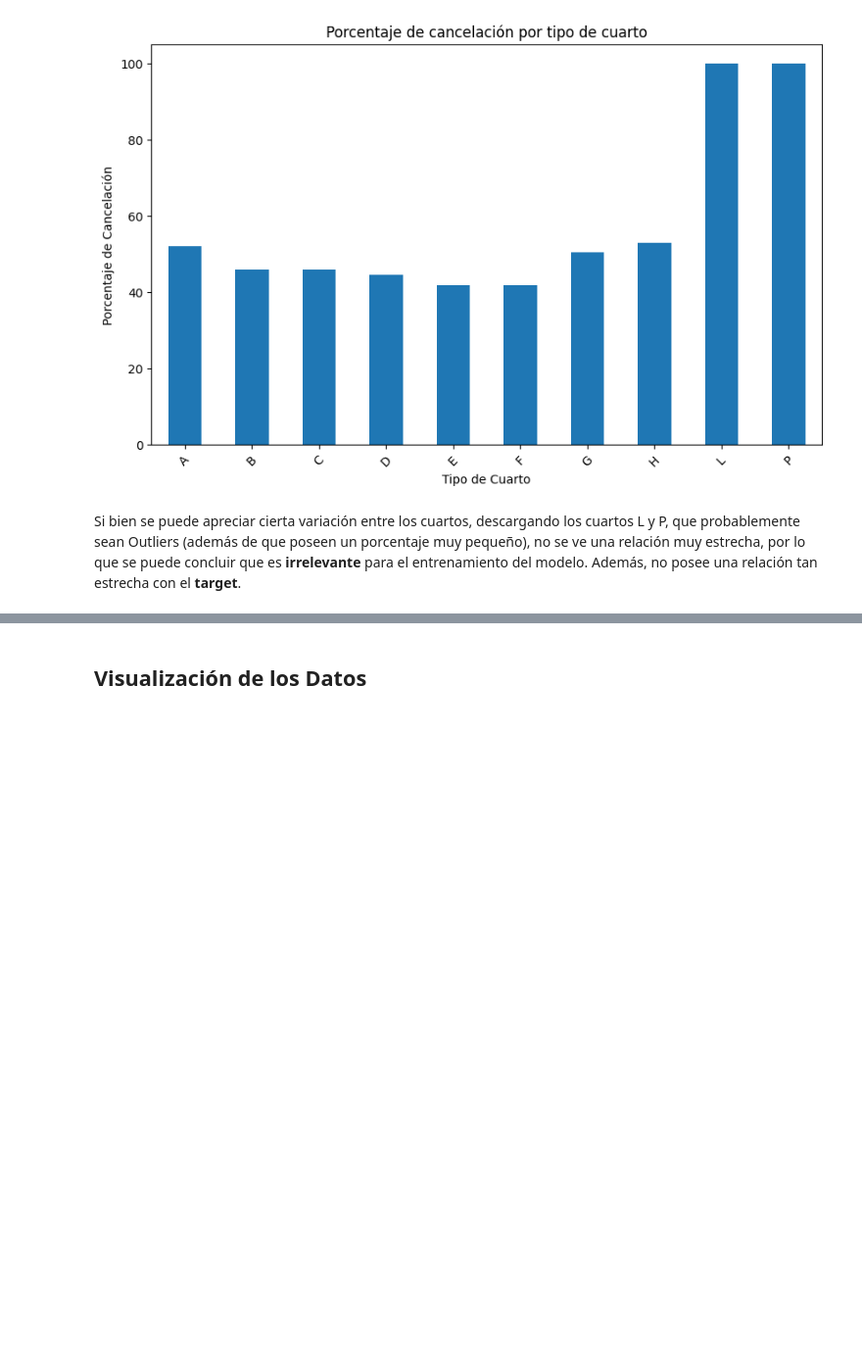
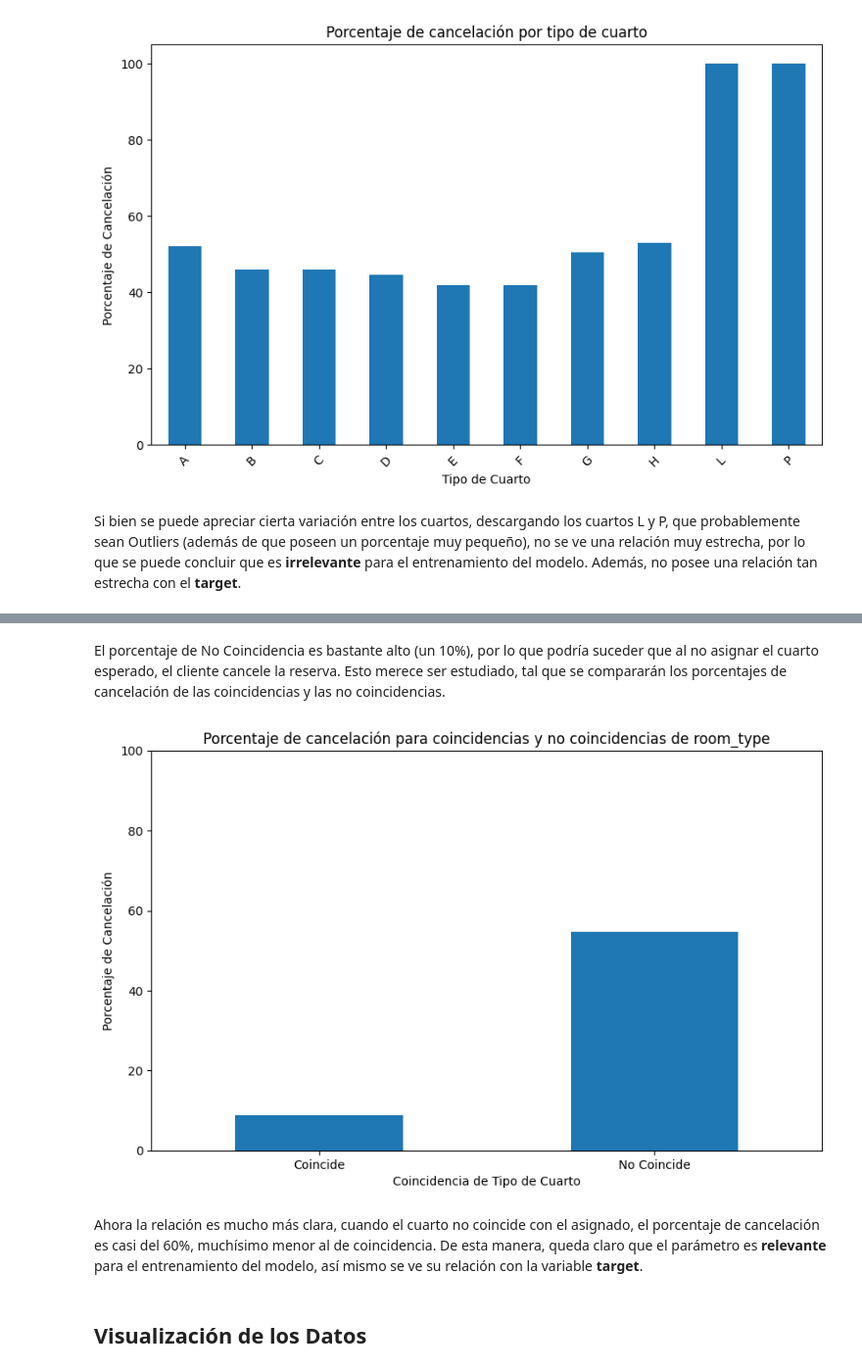
Before and after one commit to InspectorDave/OrgaDeDatos-TPs, a Jupyter notebook: 7506R_TP1_GRUPO11_CHP1_ENTREGA.ipynb, the cells around one changed output, grey strips where cells are left out. Shown at 98% size. Saved outputs shown, nothing was run; the diff lists cells and outputs as text; code cells hidden in the pictures; blank space fills up the shorter version.

```diff
--- a/7506R_TP1_GRUPO11_CHP1_ENTREGA.ipynb
+++ b/7506R_TP1_GRUPO11_CHP1_ENTREGA.ipynb
@@ -1264,3 +1280,22 @@ Si bien se puede apreciar cierta variación entre los cuartos, descargando los c
+# %% [markdown]
+El porcentaje de No Coincidencia es bastante alto (un 10%), por lo que podría suceder que al no asignar el cuarto esperado, el cliente cancele la reserva. Esto merece ser estudiado, tal que se compararán los porcentajes de cancelación de las coincidencias y las no coincidencias.
+# %%
+hotels_df_copy = hotels_df.copy()
+hotels_df_copy['room_type_match'] = hotels_df_copy['assigned_room_type'] == hotels_df_copy['reserved_room_type']
+cancellation_percentages = hotels_df_copy.groupby('room_type_match')['is_canceled'].mean() * 100
+
+plt.figure(figsize=(10, 6))
+cancellation_percentages.plot(kind='bar')
+plt.title('Porcentaje de cancelación para coincidencias y no coincidencias de room_type')
+plt.xlabel('Coincidencia de Tipo de Cuarto')
+plt.ylabel('Porcentaje de Cancelación')
+plt.xticks([0, 1], ['Coincide', 'No Coincide'], rotation=0)
+plt.ylim(0, 100)
+plt.show()
+# %% [output]
+[figure, added]
+# %% [markdown]
+Ahora la relación es mucho más clara, cuando el cuarto no coincide con el asignado, el porcentaje de cancelación es casi del 60%, muchísimo menor al de coincidencia. De esta manera, queda claro que el parámetro es **relevante** para el entrenamiento del modelo, así mismo se ve su relación con la variable **target**.
 # %% [markdown]
 ## Visualización de los Datos
 # %% [markdown]
```
Also changed, not shown: parts of 3 cells of this notebook.
